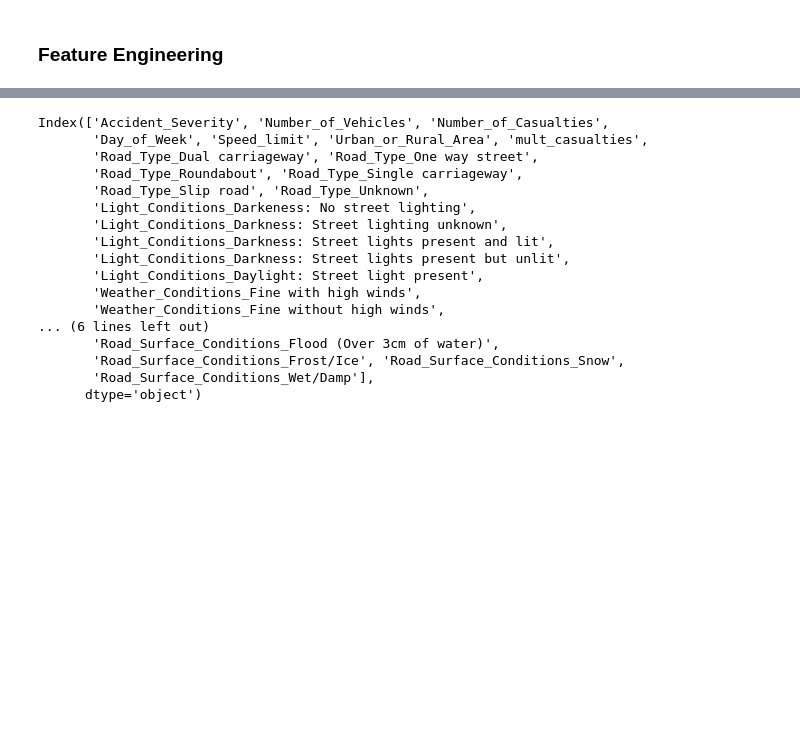
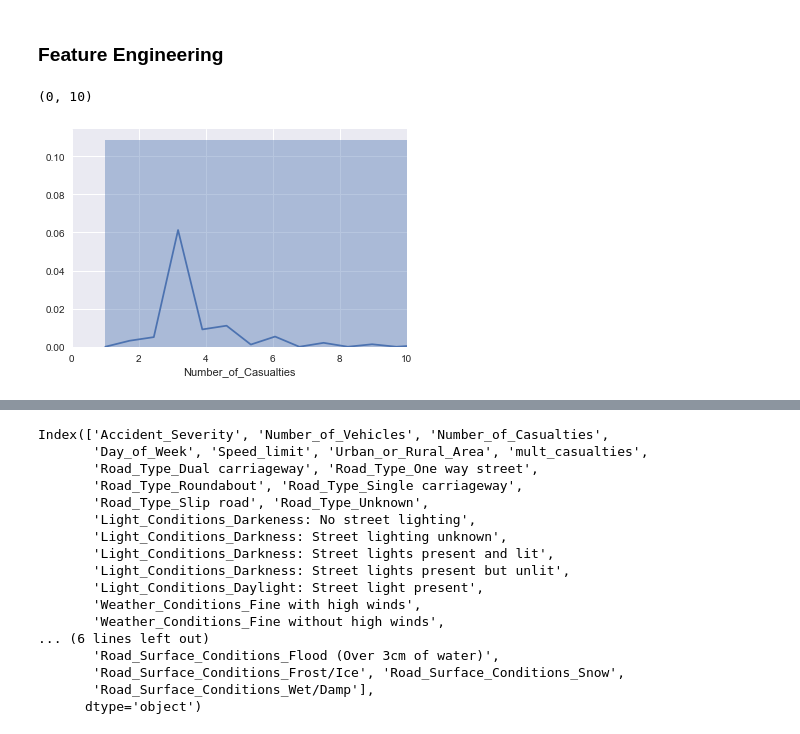
Before and after one commit to etallen127/Lasso-Ridge-Regression, a Jupyter notebook: Lasso_Ridge_Log_regression_UKCrashData.ipynb, the cells around one changed output, grey strips where cells are left out. Cells and saved outputs as stored; diff of their text form; code cells hidden in the pictures; blank space fills up the shorter version.

Commit message:
update visuals

```diff
--- a/Lasso_Ridge_Log_regression_UKCrashData.ipynb
+++ b/Lasso_Ridge_Log_regression_UKCrashData.ipynb
@@ -38,3 +38,10 @@ sns.heatmap(df.isnull(), yticklabels=False,cbar=False,cmap='winter')
 [figure]
 # %% [markdown]
 ### Feature Engineering
+# %%
+# check out the target variable
+sns.distplot(df['Number_of_Casualties'],bins=10)
+plt.xlim(0,10)
+# %% [output]
+(0, 10)
+[figure, added]
```
Also changed, not shown: parts of 7 cells of this notebook.
